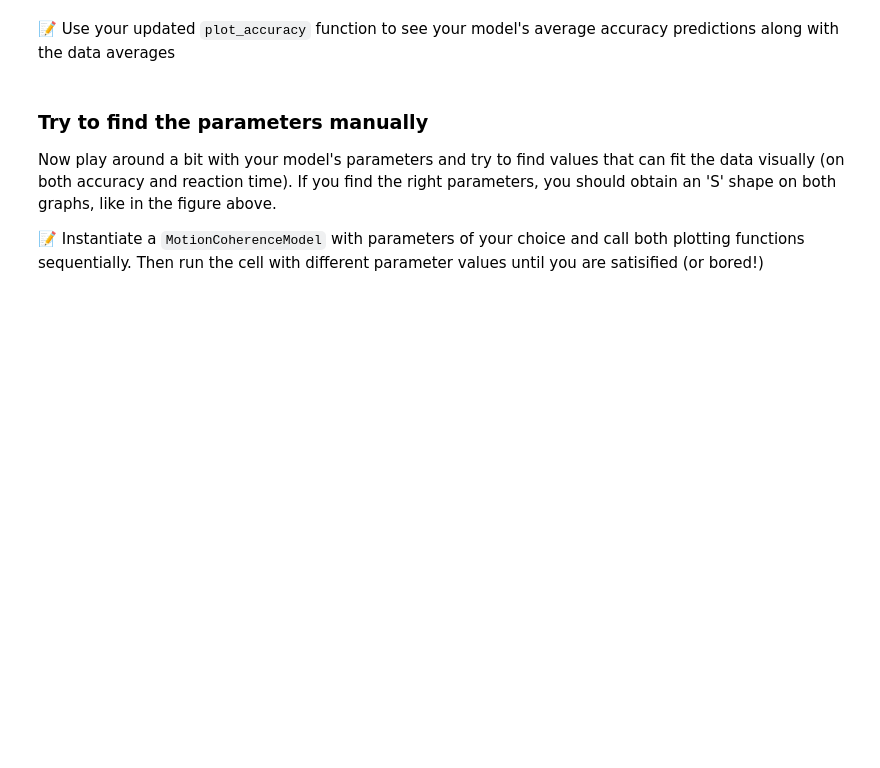
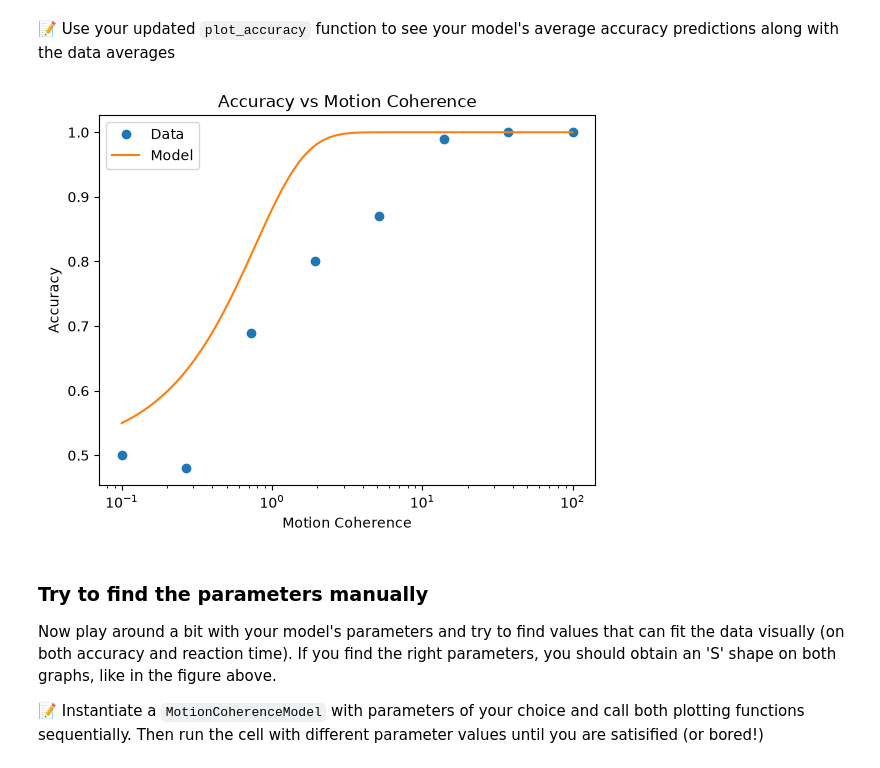
Before and after one commit to easiryne/cognitive-modeling-lab, a Jupyter notebook: TD_2/td2_notebook.ipynb, the cells around one changed output. Cells and saved outputs as stored; diff of their text form; code cells hidden in the pictures; blank space fills up the shorter version.

```diff
--- a/TD_2/td2_notebook.ipynb
+++ b/TD_2/td2_notebook.ipynb
@@ -107,7 +150,17 @@ In this one, we won't plot each trial individually. Instead, we want to aggregat
 # %%
 def plot_accuracy(data, model=None):
     ## Add your code here (ignore the 'model' argument for now)
-    ...
+    x_axis=data.groupby("motion_coherence")["motion_coherence"].mean()
+    y_axis=data.groupby("motion_coherence")["outcome"].mean()
+    x_axis_model = np.logspace(-1, 2, 1000)
+    y_axis_model = model.predict_accuracy(x_axis_model)
+    plt.plot(x_axis, y_axis, 'o', label='Data')
+    plt.plot(x_axis_model, y_axis_model, '-', label='Model')
+    plt.xscale('log')
+    plt.title   ("Accuracy vs Motion Coherence")
+    plt.xlabel ("Motion Coherence")
+    plt.ylabel ("Accuracy")
+    plt.legend()
 
 
     ########
@@ -156,5 +215,9 @@ Now, let's visualize your model's predictions on top of the graphs you generated
 # %% [markdown]
 📝 Use your updated `plot_accuracy` function to see your model's average accuracy predictions along with the data averages
+# %%
+plot_accuracy(data, model=test_model)
+# %% [output]
+[figure, added]
 # %% [markdown]
 ### Try to find the parameters manually
 Now play around a bit with your model's parameters and try to find values that can fit the data visually (on both accuracy and reaction time). If you find the right parameters, you should obtain an 'S' shape on both graphs, like in the figure above.
```
Also changed, not shown: parts of 8 cells of this notebook, 1 other file.
